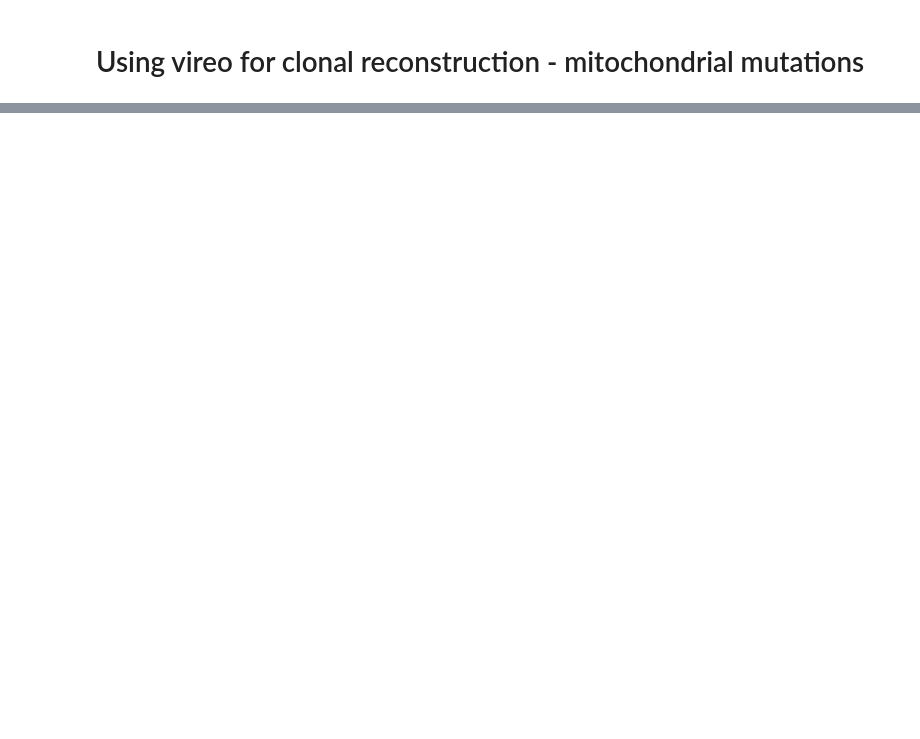
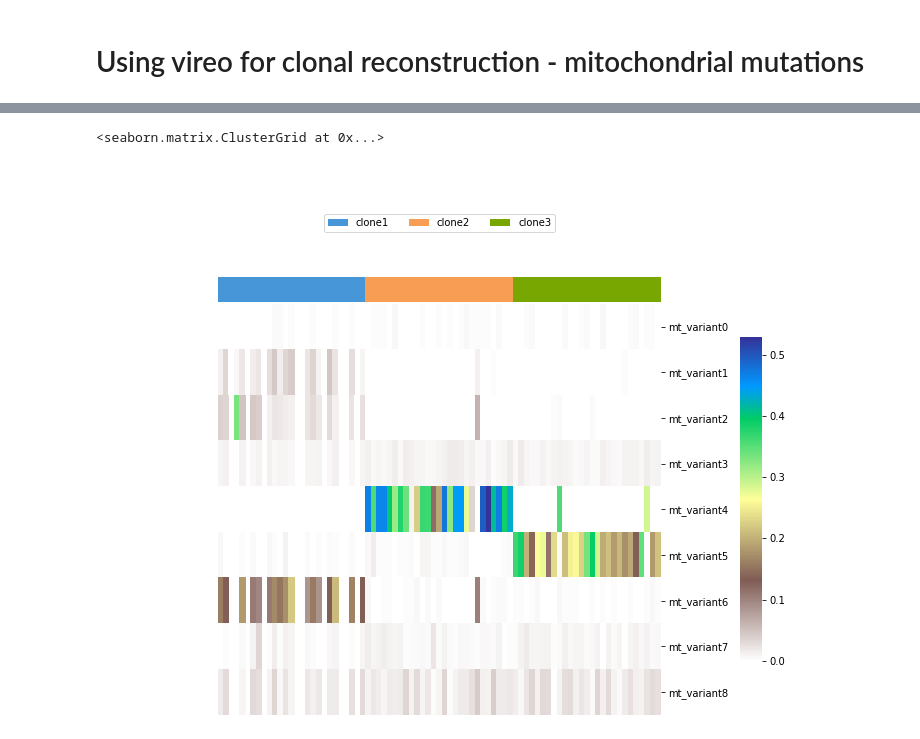
Before and after one commit to single-cell-genetics/vireo, a Jupyter notebook: examples/vireoSNP_clones.ipynb, the cells around one changed output, grey strips where cells are left out. Saved outputs shown, nothing was run; the diff lists cells and outputs as text; code cells hidden in the pictures; blank space fills up the shorter version.

```diff
--- a/examples/vireoSNP_clones.ipynb
+++ b/examples/vireoSNP_clones.ipynb
@@ -223,0 +130,10 @@ plt.show()
+# %%
+mtSNP_ids = ['mt_variant%d' %x for x in range(AD.shape[0])]
+cell_label = np.array(['clone1'] * 27 + ['clone2'] * 27 + ['clone3'] * 27)
+id_uniq = ['clone1', 'clone2', 'clone3']
+# %%
+vireoSNP.plot.anno_heat(AD/DP, col_anno=cell_label, col_order_ids=id_uniq,
+                        cmap="terrain_r", yticklabels=mtSNP_ids)
+# %% [output]
+<seaborn.matrix.ClusterGrid at 0x...>
+[figure, added]
```
Also changed, not shown: parts of 43 cells of this notebook, 7 other files.
